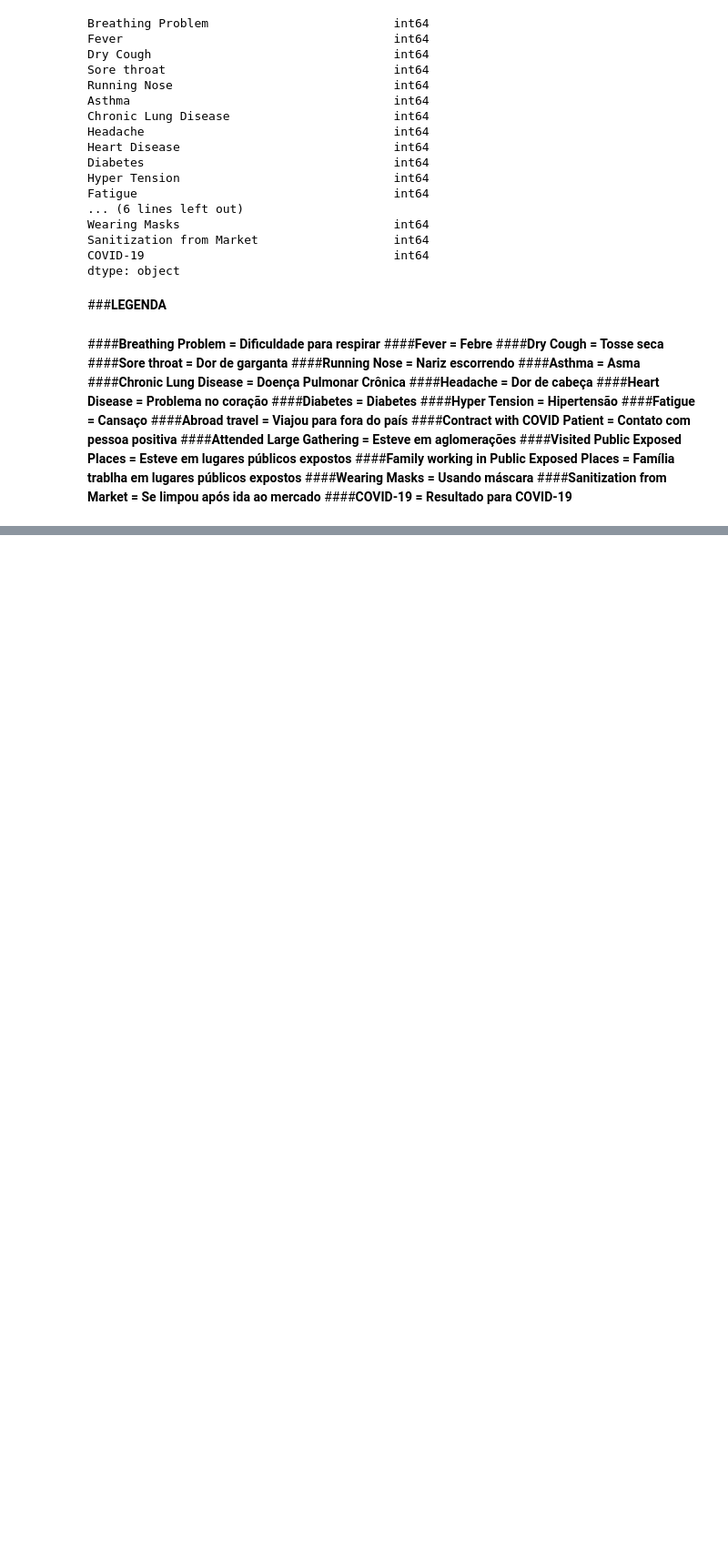
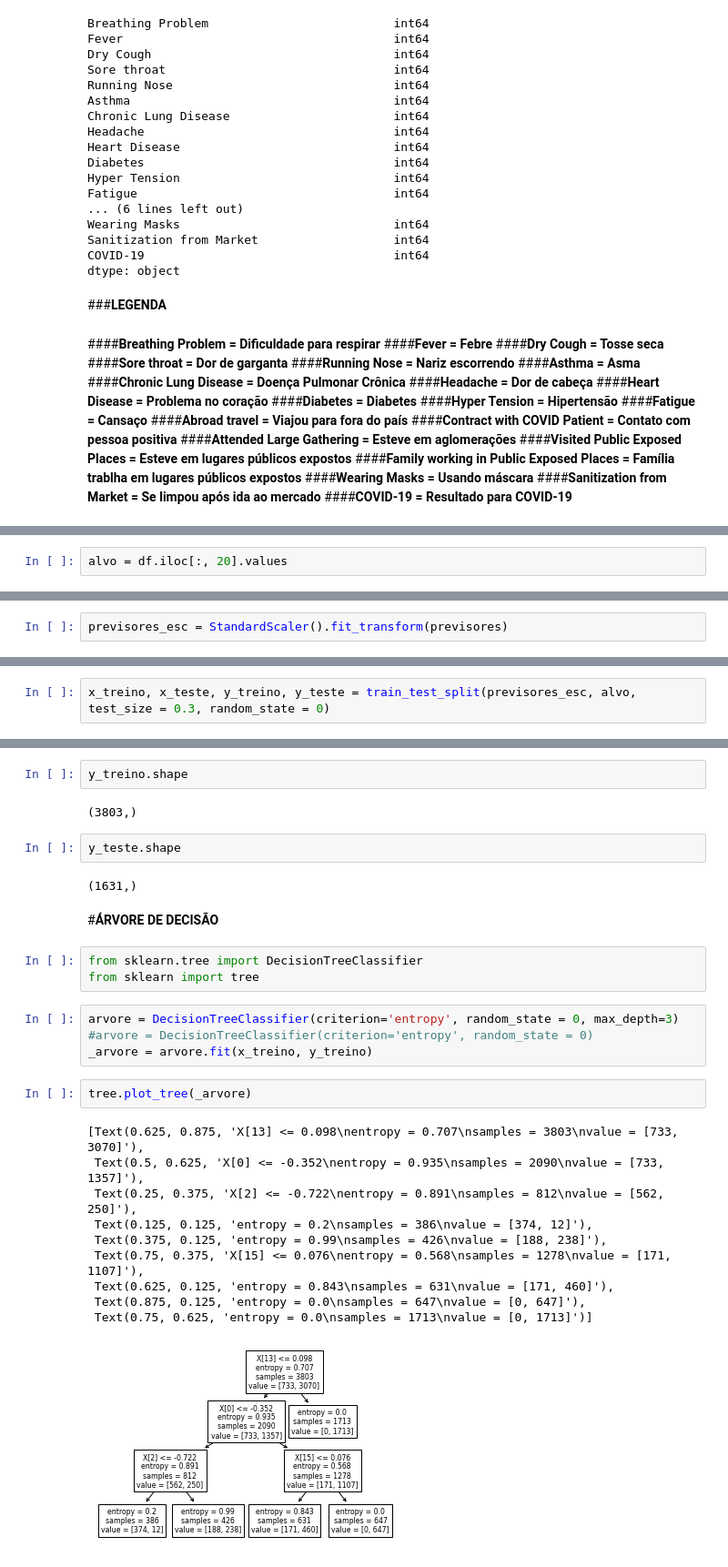
Before and after one commit to Rapha2013/supervisedlearning, a Jupyter notebook: SupervisedLearning.ipynb, the cells around one changed output, grey strips where cells are left out. Shown at 91% size. Drawn from its saved outputs; the diff is of its cells as text; blank space fills up the shorter version.

```diff
--- a/SupervisedLearning.ipynb
+++ b/SupervisedLearning.ipynb
@@ -119,0 +139,2 @@ dtype: object
+# %%
+alvo = df.iloc[:, 20].values
@@ -119,0 +164,2 @@ dtype: object
+# %%
+previsores_esc = StandardScaler().fit_transform(previsores)
@@ -119,0 +205,2 @@ dtype: object
+# %%
+x_treino, x_teste, y_treino, y_teste = train_test_split(previsores_esc, alvo, test_size = 0.3, random_state = 0)
@@ -119,0 +215,30 @@ dtype: object
+# %%
+y_treino.shape
+# %% [output]
+(3803,)
+# %%
+y_teste.shape
+# %% [output]
+(1631,)
+# %% [markdown]
+#**ÁRVORE DE DECISÃO**
+# %%
+from sklearn.tree import DecisionTreeClassifier
+from sklearn import tree
+# %%
+arvore = DecisionTreeClassifier(criterion='entropy', random_state = 0, max_depth=3)
+#arvore = DecisionTreeClassifier(criterion='entropy', random_state = 0)
+_arvore = arvore.fit(x_treino, y_treino)
+# %%
+tree.plot_tree(_arvore)
+# %% [output]
+[Text(0.625, 0.875, 'X[13] <= 0.098\nentropy = 0.707\nsamples = 3803\nvalue = [733, 3070]'),
+ Text(0.5, 0.625, 'X[0] <= -0.352\nentropy = 0.935\nsamples = 2090\nvalue = [733, 1357]'),
+ Text(0.25, 0.375, 'X[2] <= -0.722\nentropy = 0.891\nsamples = 812\nvalue = [562, 250]'),
+ Text(0.125, 0.125, 'entropy = 0.2\nsamples = 386\nvalue = [374, 12]'),
+ Text(0.375, 0.125, 'entropy = 0.99\nsamples = 426\nvalue = [188, 238]'),
+ Text(0.75, 0.375, 'X[15] <= 0.076\nentropy = 0.568\nsamples = 1278\nvalue = [171, 1107]'),
+ Text(0.625, 0.125, 'entropy = 0.843\nsamples = 631\nvalue = [171, 460]'),
+ Text(0.875, 0.125, 'entropy = 0.0\nsamples = 647\nvalue = [0, 647]'),
+ Text(0.75, 0.625, 'entropy = 0.0\nsamples = 1713\nvalue = [0, 1713]')]
+[figure, added]
```
Also changed, not shown: parts of 70 cells of this notebook.
